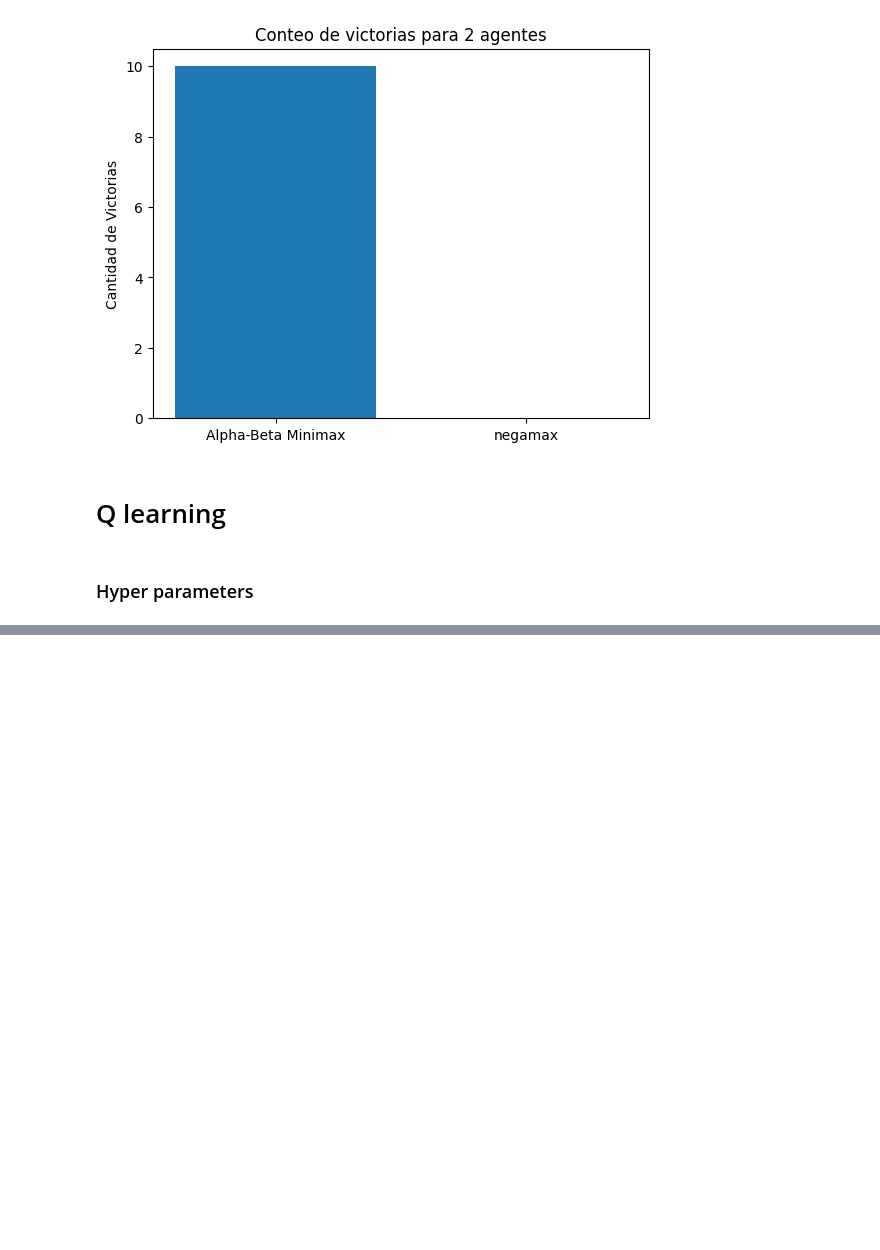
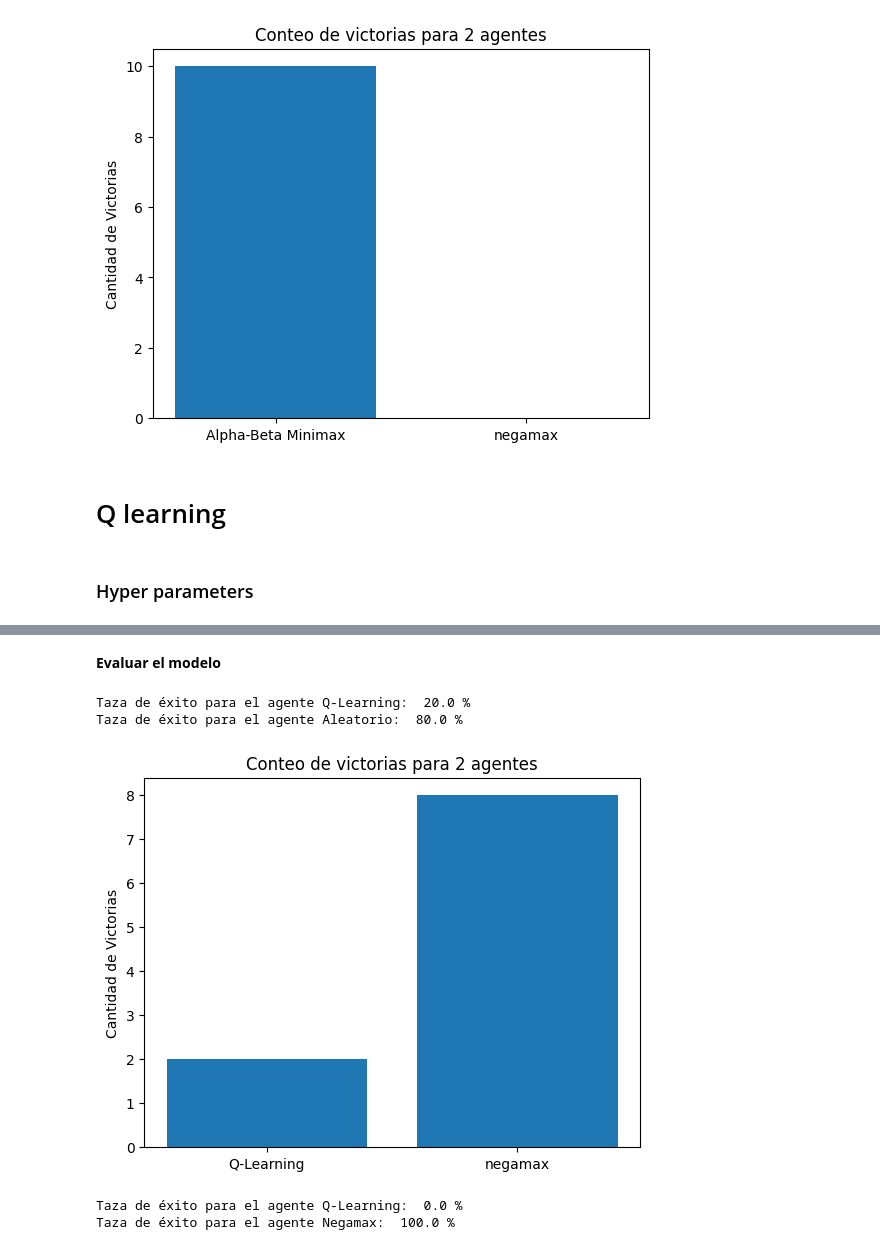
Before and after one commit to LeivaDiego/Laboratorio7_IA, a Jupyter notebook: src/connect4_TDlearning.ipynb, the cells around one changed output, grey strips where cells are left out. Drawn from its saved outputs; the diff is of its cells as text; code cells hidden in the pictures; blank space fills up the shorter version.

Commit message:
Q-Learning Evaluation

```diff
--- a/src/connect4_TDlearning.ipynb
+++ b/src/connect4_TDlearning.ipynb
@@ -645,7 +639,7 @@ from kaggle_environments import evaluate, make
 # %%
 class ConnectX(gym.Env):
     def __init__(self, switch_prob=0.5):
-        self.env = make('connectx', debug=True)
+        self.env = env
         self.pair = [None, 'negamax']
         self.trainer = self.env.train(self.pair)
         self.switch_prob = switch_prob
@@ -698,7 +692,7 @@ gamma = 0.6
 epsilon = 0.99
 min_epsilon = 0.1
 
-episodes = 10
+episodes = 100
 
 alpha_decay_step = 1000
 alpha_decay_rate = 0.9
@@ -774,8 +768,7 @@ for k in tmp_dict_q_table:
     if np.count_nonzero(tmp_dict_q_table[k]) > 0:
         dict_q_table[k] = int(np.argmax(tmp_dict_q_table[k]))
 # %%
-def my_agent(observation, configuration):
-    from random import choice
+def q_learning_agent(observation, configuration):
 
     q_table = {'1d':0,'5d2':0,'1d32d':4,'1':4,'892':0,'3bdd':0,'1b62104':5,'53':0,'242':0,'107f':1,'94bb6c':0,'c56315':0,'37c':0,'1dbf45':0,'1dbf5a':0,'1e593b':0,'1c579906':0,'1607b6b493':2,'5':1,'116c':0,'30bf':0,'30fe':0,'1198d':1,'16e02ea':1,'64':0,'56875':0,'2e34d7ea':0,'18abae12d33':6,'b':0,'1f4':0,'56f':0,'1f46':0,'e079a7':2,'310':0,'325':0,'1b6019c':0,'1b60331':1,'e9e9ffbee':1,'7ce5216ff28d':5,'106':1,'a357':0,'323718a':0,'323778d':0,'15ee825fde':0,'c8030fef7b7817d':0,'c8030fef7bce98e':0,'c8030ff0ee4b2b9':2,'a6':0,'2e7e3':0,'2edb0':0,'2f0d02ad':0,'ecbf6f3d2':1,'19958a351a3':1,'7e6fdb734842':1,'a80f211c9957':0,'dd2aee5591662':0,'384b641f9de9b613':0,'384b641f9df39f56':0,'384b64a329df96db':0,'384b64a3f9b44c32':5}
 
@@ -804,0 +802,23 @@ print("My Agent vs Negamax Agent:", win_rate(evaluate("connectx", [my_agent, "ne
+# %% [markdown]
+**Evaluar el modelo**
+# %%
+# Mostrar los resultados
+win_rate_1, win_rate_2 = win_rate(evaluate("connectx", [q_learning_agent, "random"], num_episodes=10))
+print("Taza de éxito para el agente Q-Learning: ", win_rate_1, "%")
+print("Taza de éxito para el agente Aleatorio: ", win_rate_2, "%")
+# %% [output]
+Taza de éxito para el agente Q-Learning:  20.0 %
+Taza de éxito para el agente Aleatorio:  80.0 %
+# %%
+# Graficar los resultados
+plot_win_count(win_rate_1, "Q-Learning", win_rate_2, "negamax", 10)
+# %% [output]
+[figure, added]
+# %%
+# Mostrar los resultados
+win_rate_1, win_rate_2 = win_rate(evaluate("connectx", [q_learning_agent, "negamax"], num_episodes=10))
+print("Taza de éxito para el agente Q-Learning: ", win_rate_1, "%")
+print("Taza de éxito para el agente Negamax: ", win_rate_2, "%")
+# %% [output]
+Taza de éxito para el agente Q-Learning:  0.0 %
+Taza de éxito para el agente Negamax:  100.0 %
```
Also changed, not shown: parts of 8 cells of this notebook.
